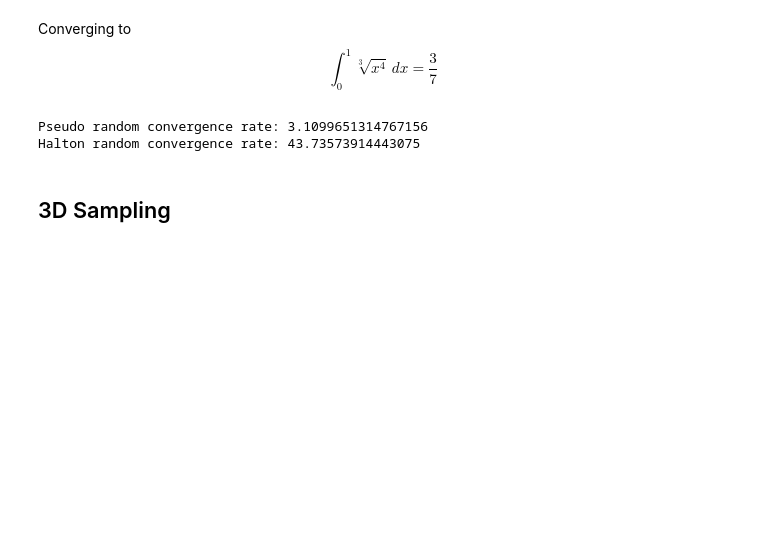
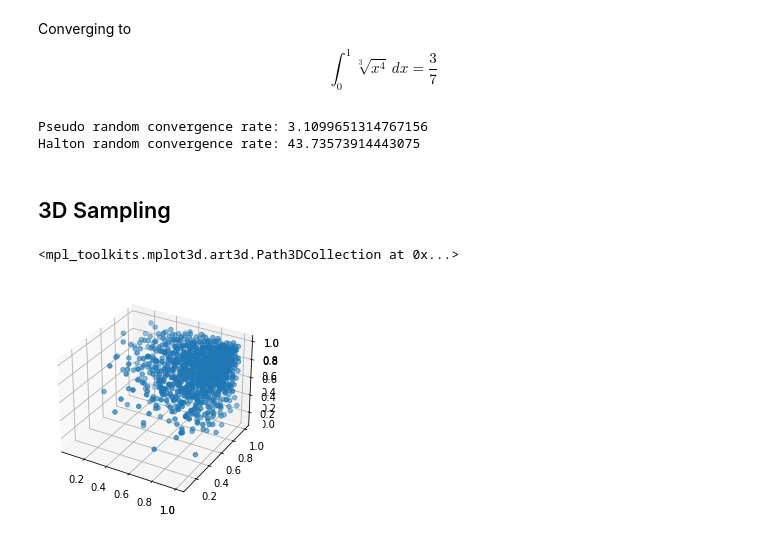
Before and after one commit to massimolarsen/QMC, a Jupyter notebook: QMC.ipynb, the cells around one changed output. Cells and saved outputs as stored; diff of their text form; code cells hidden in the pictures; blank space fills up the shorter version.

```diff
--- a/QMC.ipynb
+++ b/QMC.ipynb
@@ -126,2 +128,12 @@ def sample3d(N, moment):
 
     return np.mean(np.power(rand, moment)), np.mean(np.power(halton, moment))
+# %%
+fig = plt.figure()
+ax1 = fig.add_subplot(111, projection='3d')
+ax2 = fig.add_subplot(111, projection='3d')
+
+ax1.scatter3D(rand1[:,0],rand1[:,1],rand1[:,2])
+ax2.scatter3D(halton1[:,0],halton1[:,1],halton1[:,2])
+# %% [output]
+<mpl_toolkits.mplot3d.art3d.Path3DCollection at 0x...>
+[figure, added]
```
Also changed, not shown: parts of 5 cells of this notebook.
